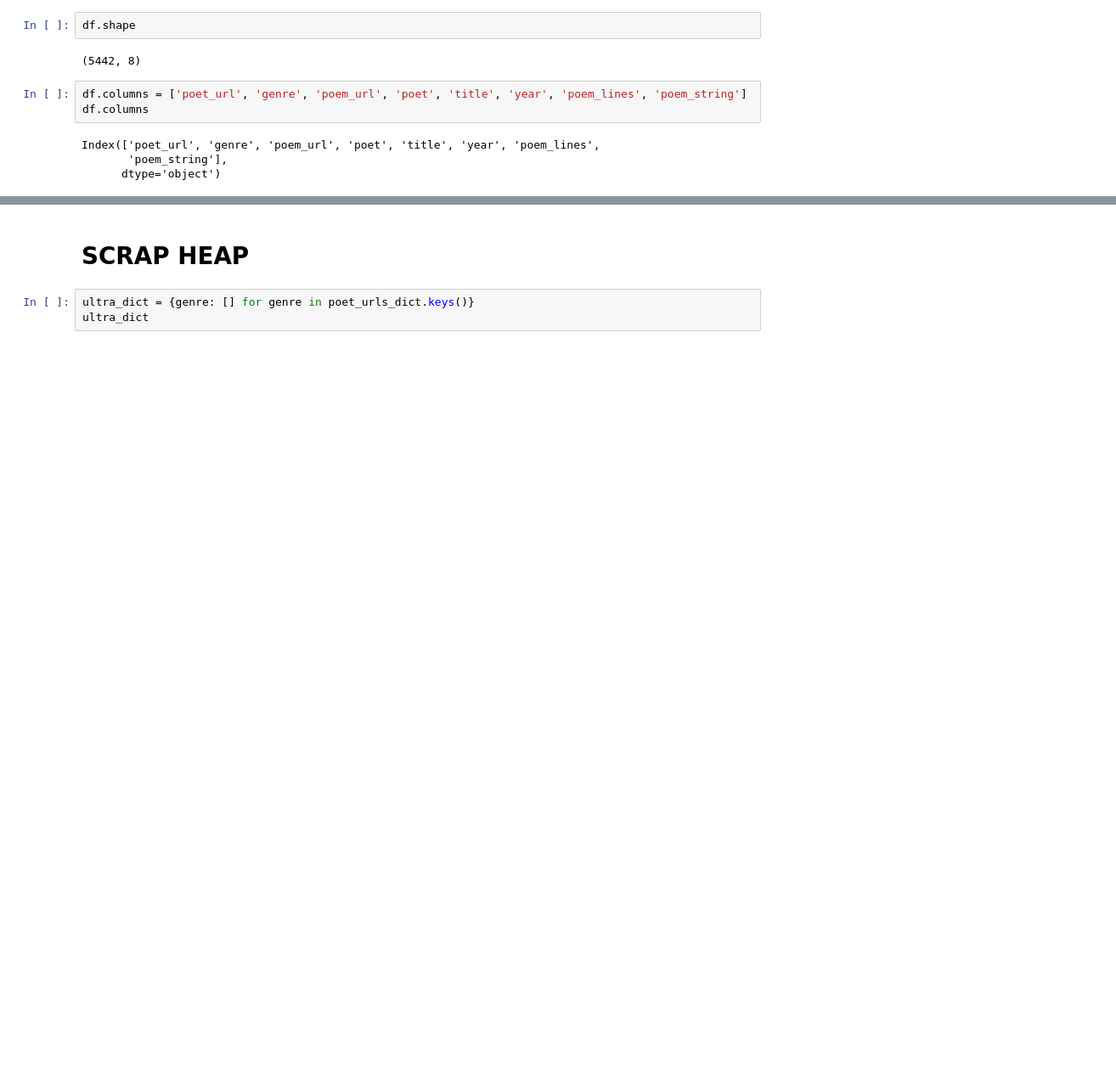
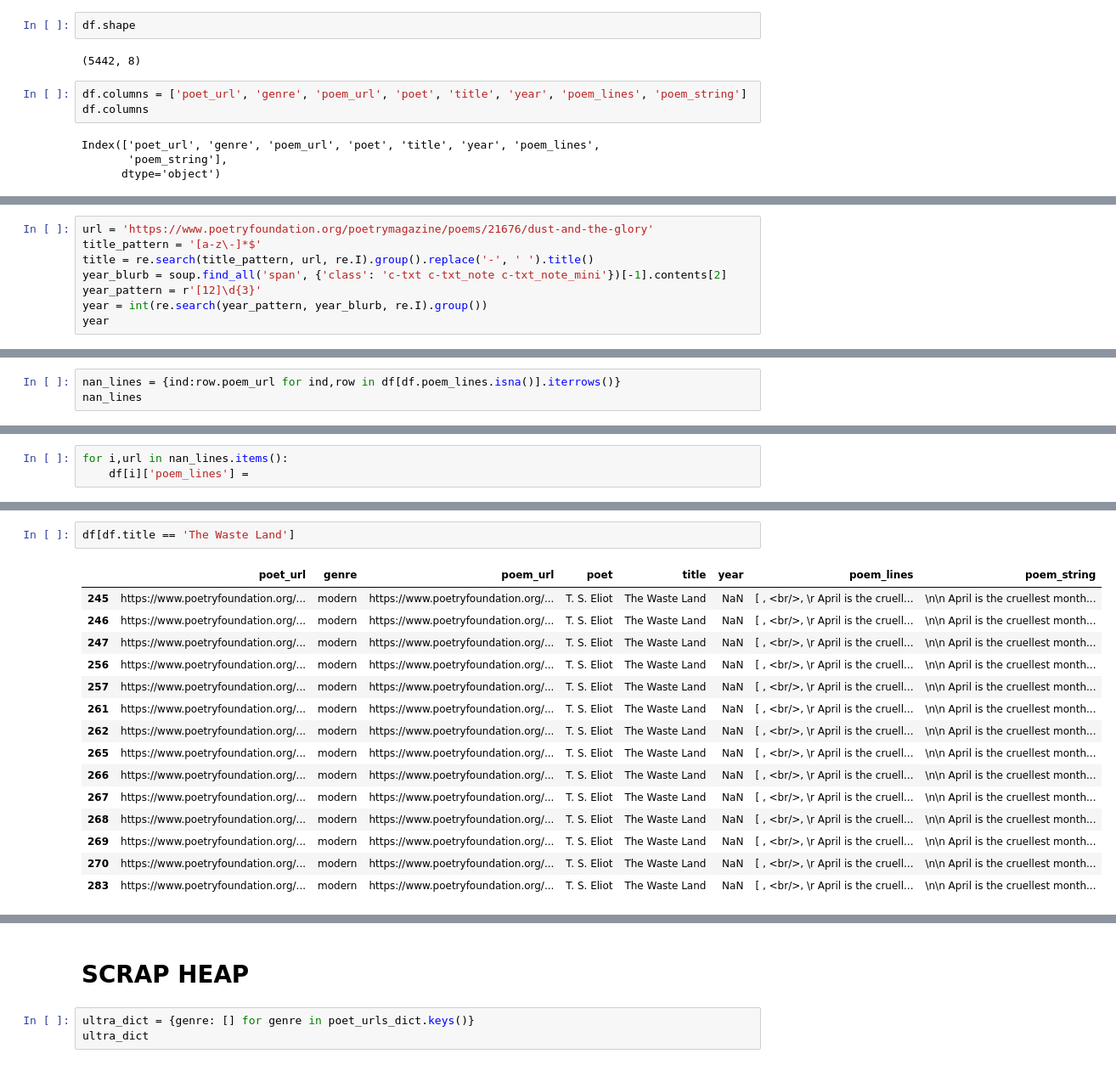
Before and after one commit to p-szymo/poetry_genre_classifier, a Jupyter notebook: webscraping_notebook.ipynb, the cells around one changed output, grey strips where cells are left out. Shown at 85% size. Cells and saved outputs as stored; diff of their text form; blank space fills up the shorter version.

```diff
--- a/webscraping_notebook.ipynb
+++ b/webscraping_notebook.ipynb
@@ -184,0 +659,8 @@ TypeError: unhashable type: 'list'
+# %%
+url = 'https://www.poetryfoundation.org/poetrymagazine/poems/21676/dust-and-the-glory'
+title_pattern = '[a-z\-]*$'
+title = re.search(title_pattern, url, re.I).group().replace('-', ' ').title()
+year_blurb = soup.find_all('span', {'class': 'c-txt c-txt_note c-txt_note_mini'})[-1].contents[2]
+year_pattern = r'[12]\d{3}'
+year = int(re.search(year_pattern, year_blurb, re.I).group())
+year
@@ -184,0 +669,3 @@ TypeError: unhashable type: 'list'
+# %%
+nan_lines = {ind:row.poem_url for ind,row in df[df.poem_lines.isna()].iterrows()}
+nan_lines
@@ -184,0 +690,3 @@ TypeError: unhashable type: 'list'
+# %%
+for i,url in nan_lines.items():
+    df[i]['poem_lines'] =
@@ -184,0 +942,18 @@ TypeError: unhashable type: 'list'
+# %%
+df[df.title == 'The Waste Land']
+# %% [output]
+|  | poet_url | genre | poem_url | poet | title | year | poem_lines | poem_string |
+| 245 | https://www.poetryfoundation.org/... | modern | https://www.poetryfoundation.org/... | T. S. Eliot | The Waste Land | NaN | [ , <br/>, \r April is the cruell... | \n\n April is the cruellest month... |
+| 246 | https://www.poetryfoundation.org/... | modern | https://www.poetryfoundation.org/... | T. S. Eliot | The Waste Land | NaN | [ , <br/>, \r April is the cruell... | \n\n April is the cruellest month... |
+| 247 | https://www.poetryfoundation.org/... | modern | https://www.poetryfoundation.org/... | T. S. Eliot | The Waste Land | NaN | [ , <br/>, \r April is the cruell... | \n\n April is the cruellest month... |
+| 256 | https://www.poetryfoundation.org/... | modern | https://www.poetryfoundation.org/... | T. S. Eliot | The Waste Land | NaN | [ , <br/>, \r April is the cruell... | \n\n April is the cruellest month... |
+| 257 | https://www.poetryfoundation.org/... | modern | https://www.poetryfoundation.org/... | T. S. Eliot | The Waste Land | NaN | [ , <br/>, \r April is the cruell... | \n\n April is the cruellest month... |
+| 261 | https://www.poetryfoundation.org/... | modern | https://www.poetryfoundation.org/... | T. S. Eliot | The Waste Land | NaN | [ , <br/>, \r April is the cruell... | \n\n April is the cruellest month... |
+| 262 | https://www.poetryfoundation.org/... | modern | https://www.poetryfoundation.org/... | T. S. Eliot | The Waste Land | NaN | [ , <br/>, \r April is the cruell... | \n\n April is the cruellest month... |
+| 265 | https://www.poetryfoundation.org/... | modern | https://www.poetryfoundation.org/... | T. S. Eliot | The Waste Land | NaN | [ , <br/>, \r April is the cruell... | \n\n April is the cruellest month... |
+| 266 | https://www.poetryfoundation.org/... | modern | https://www.poetryfoundation.org/... | T. S. Eliot | The Waste Land | NaN | [ , <br/>, \r April is the cruell... | \n\n April is the cruellest month... |
+| 267 | https://www.poetryfoundation.org/... | modern | https://www.poetryfoundation.org/... | T. S. Eliot | The Waste Land | NaN | [ , <br/>, \r April is the cruell... | \n\n April is the cruellest month... |
+| 268 | https://www.poetryfoundation.org/... | modern | https://www.poetryfoundation.org/... | T. S. Eliot | The Waste Land | NaN | [ , <br/>, \r April is the cruell... | \n\n April is the cruellest month... |
+| 269 | https://www.poetryfoundation.org/... | modern | https://www.poetryfoundation.org/... | T. S. Eliot | The Waste Land | NaN | [ , <br/>, \r April is the cruell... | \n\n April is the cruellest month... |
+| 270 | https://www.poetryfoundation.org/... | modern | https://www.poetryfoundation.org/... | T. S. Eliot | The Waste Land | NaN | [ , <br/>, \r April is the cruell... | \n\n April is the cruellest month... |
+| 283 | https://www.poetryfoundation.org/... | modern | https://www.poetryfoundation.org/... | T. S. Eliot | The Waste Land | NaN | [ , <br/>, \r April is the cruell... | \n\n April is the cruellest month... |
```
Also changed, not shown: parts of 52 cells of this notebook, 4 other files.
